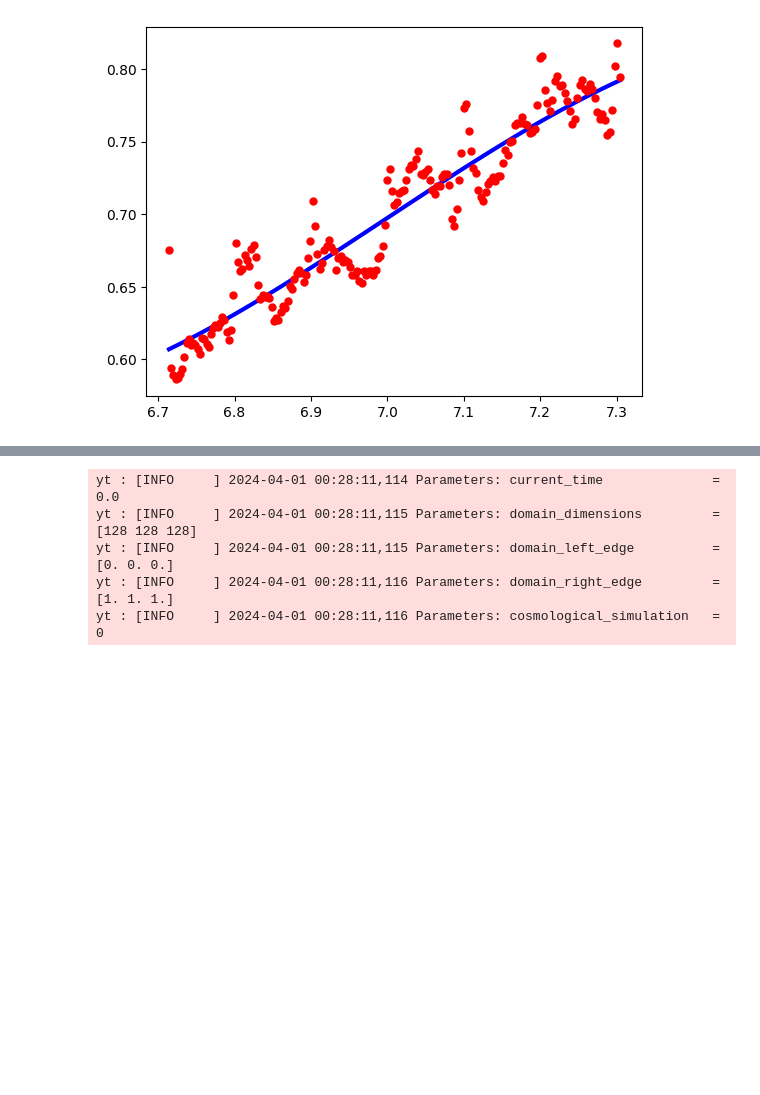
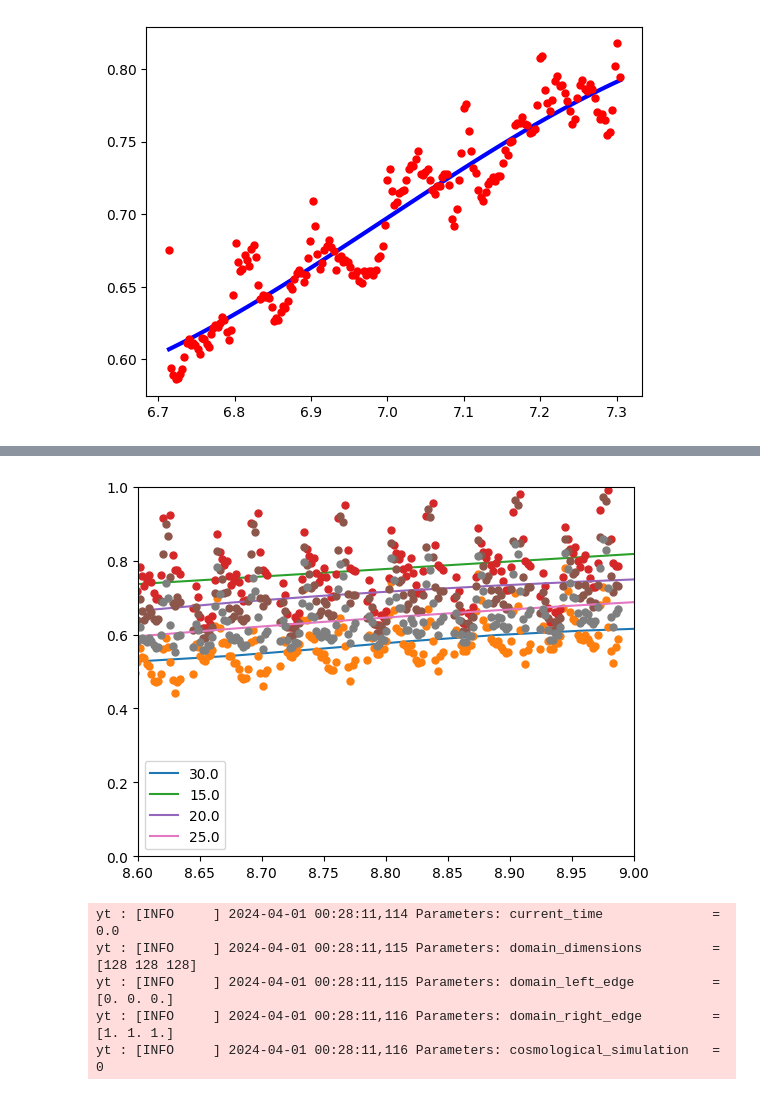
Before and after one commit to ashwin-r-k/FrontEnd_cosmo, a Jupyter notebook: notbook.ipynb, the cells around one changed output, grey strips where cells are left out. Cells and saved outputs as stored; diff of their text form; code cells hidden in the pictures; blank space fills up the shorter version.

```diff
--- a/notbook.ipynb
+++ b/notbook.ipynb
@@ -107,3 +95,37 @@ Successfully installed cmyt-2.0.0 ewah-bool-utils-1.2.0 ipywidgets-8.1.2 jupyter
+# %%
+for i in range(len(nion)):
+    df = pd.read_csv(files[i], sep="\t", header=None,
+                 names=["z", "xHI"])
+    z=np.array(df["z"],float)
+    xH=np.array(df["xHI"],float)
+    xdata=z
+    ydata=xH
+
+        # Estimating initial parameter values
+    p0 = [1, 1]
+    p0.append(0.5*(max(xdata)+min(xdata)))
+    p0.append(0.5*(max(ydata)+min(ydata)))
+    # Fitting data
+    output = curve_fit(f, xdata, ydata, p0=p0, full_output=True,maxfev = 5000)
+    # Extracting relevant information from output
+    copt = output[0]
+    res = output[2]['fvec']
+    numeval = output[2]['nfev']
+    msg = output[3]
+
+    # Plotting data and fitted function
+    xi = np.linspace(5, 12, 100)
+    yi = f(xi, *copt)
+
+    plt.plot(xi,yi,label=nion[i])
+    plt.ylim([0,1])
+    plt.xlim([8.6,9])
+
+    plt.plot(z, xH, 'o', ms=5)
+    plt.legend()
+plt.show()
+# %% [output]
+[figure, added]
 # %%
 import yt
 import numpy as np
```
Also changed, not shown: parts of 14 cells of this notebook, 19 other files.
